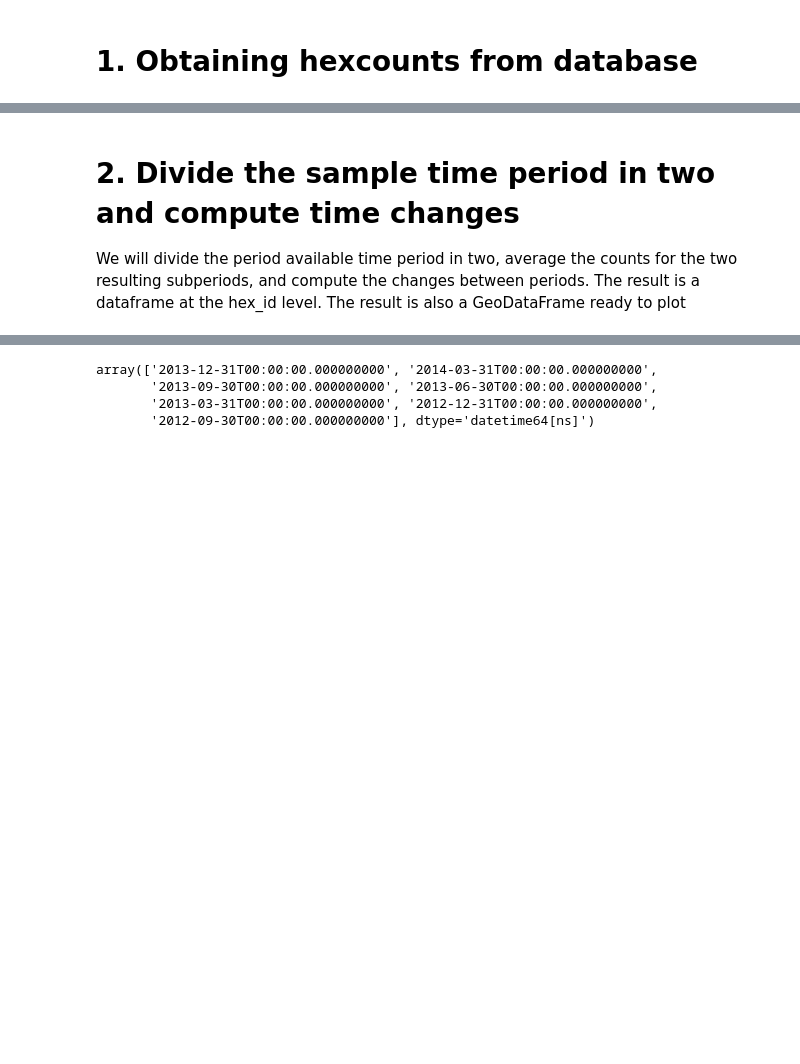
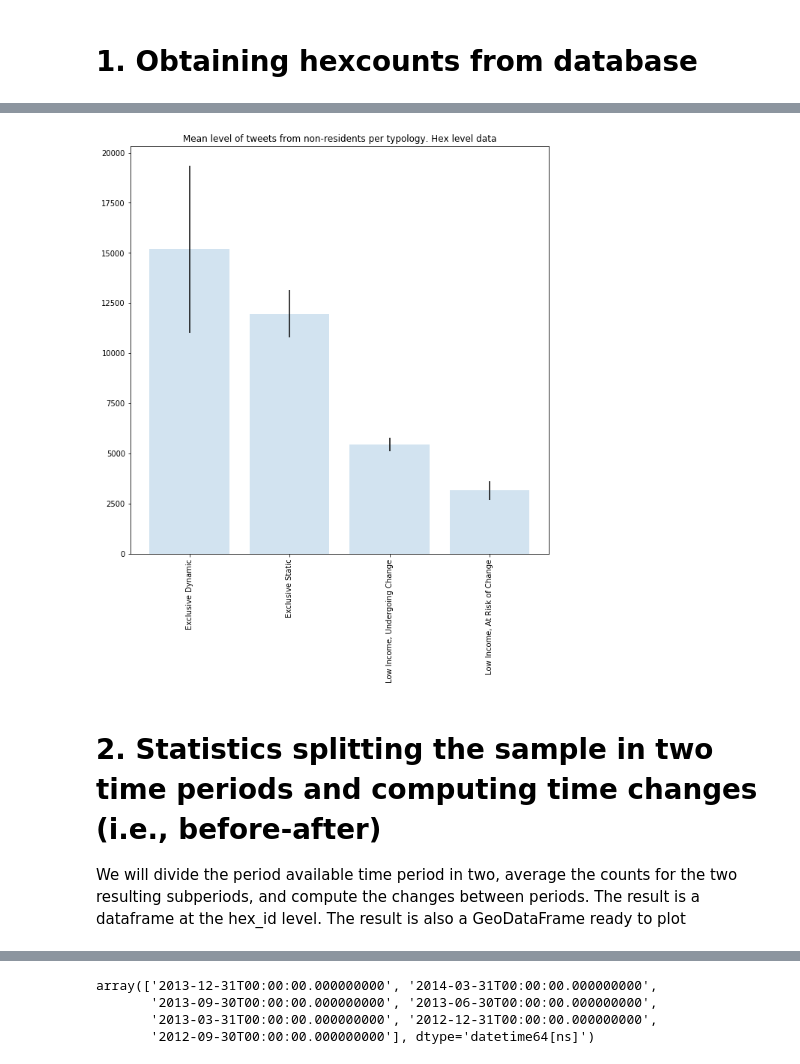
Before and after one commit to rpasquini/twitter_and_displacement, a Jupyter notebook: notebooks/Complete Analysis Example Counts by Typologies .ipynb, the cells around one changed output, grey strips where cells are left out. Saved outputs shown, nothing was run; the diff lists cells and outputs as text; code cells hidden in the pictures; blank space fills up the shorter version.

```diff
--- a/notebooks/Complete Analysis Example Counts by Typologies .ipynb
+++ b/notebooks/Complete Analysis Example Counts by Typologies .ipynb
@@ -34,0 +128,9 @@ df.head()
+# %%
+stats2=df_totals[['nonresidents', 'nonresidentsandnonneighbors', 'residents', 'totalcounts', 'TYPE']].groupby('TYPE').agg(['mean','sem', 'median', 'count'])
+stats2.reset_index(inplace=True)
+stats2=stats2.sort_values(by=('nonresidentsandnonneighbors','mean'), ascending=False)
+#removing categories from graph
+stats2=stats2.loc[typo_stats.TYPE!='NON_POP']
+stats2=stats2.loc[typo_stats.TYPE!='NON POP']
+stats2=stats2.loc[typo_stats.TYPE!='OTHER']
+stats2
@@ -35,5 +144,13 @@ df.head()
+# %%
+fig, ax = plt.subplots()
+plt.title('Mean level of tweets from non-residents per typology. Hex level data')
+ax.bar(stats2['TYPE'], stats2['nonresidentsandnonneighbors','mean'], yerr=1.96*stats2['nonresidentsandnonneighbors','sem'], alpha=0.2)
+plt.xticks(rotation=90)
+plt.show()
+# %% [output]
+[figure, added]
 # %% [markdown]
-# 2. Divide the sample time period in two and compute time changes
+# 2. Statistics splitting the sample in two time periods and computing time changes (i.e., before-after)
 
 We will divide the period available time period in two, average the counts for the two resulting subperiods, and compute the changes between periods. The result is a dataframe at the hex_id level.
 The result is also a GeoDataFrame ready to plot
```
Also changed, not shown: parts of 30 cells of this notebook, 1 other file.
